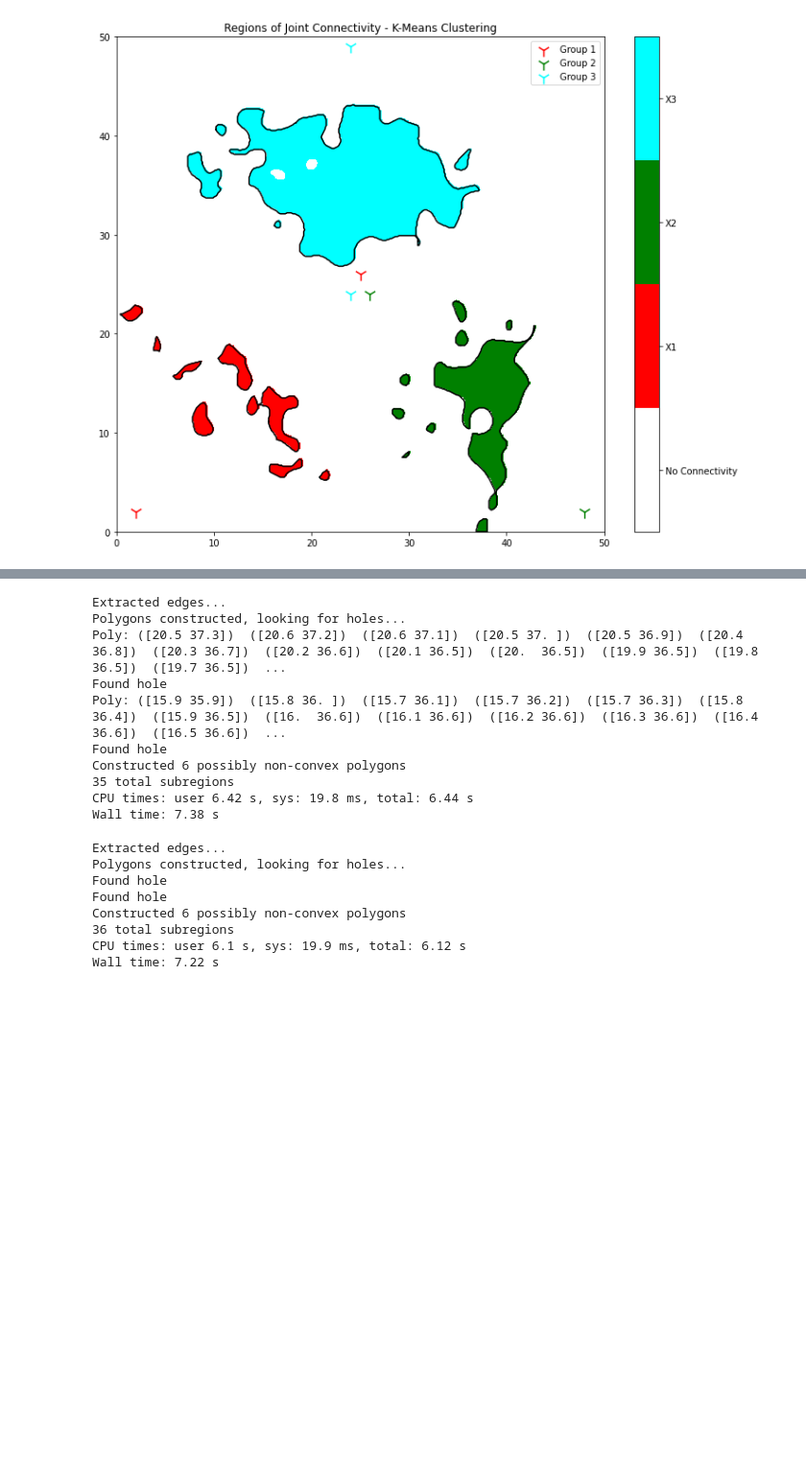
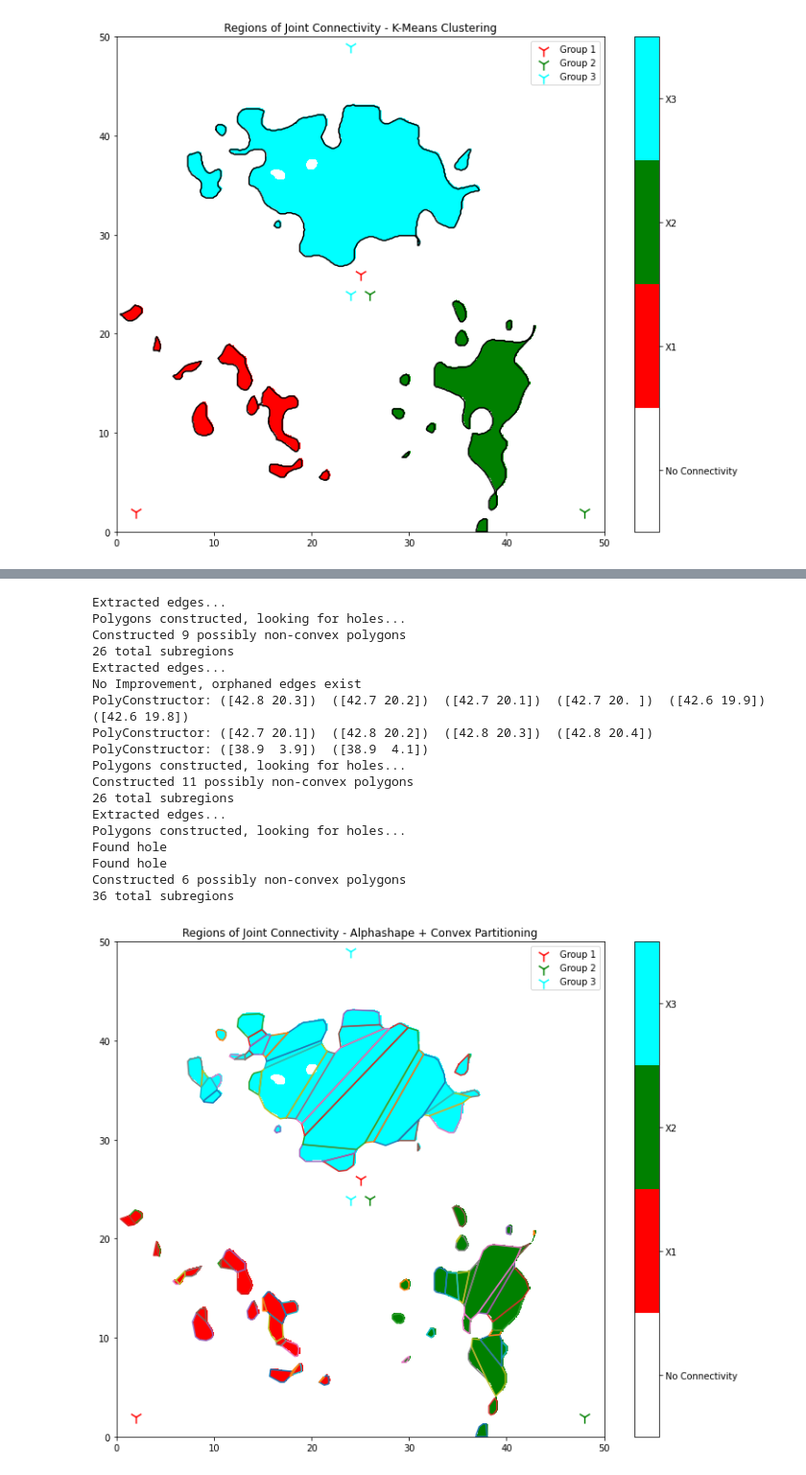
Before and after one commit to zhiyunjiang/CommMotionPlanning, a Jupyter notebook: python/touring_relay/regional_decomposition.ipynb, the cells around one changed output, grey strips where cells are left out. Shown at 96% size. Saved outputs shown, nothing was run; the diff lists cells and outputs as text; code cells hidden in the pictures; blank space fills up the shorter version.

Commit message:
implementation of Hertel-Mehlhorn, including triangulation, that handles holes

```diff
--- a/python/touring_relay/regional_decomposition.ipynb
+++ b/python/touring_relay/regional_decomposition.ipynb
@@ -371,26 +362,45 @@ def parse_points(points):
-# %%
-%%time
-parse_points(dt_sys.Xis[2]['points'])
-# %% [output]
-Extracted edges...
-Polygons constructed, looking for holes...
-Poly: ([20.5 37.3])  ([20.6 37.2])  ([20.6 37.1])  ([20.5 37. ])  ([20.5 36.9])  ([20.4 36.8])  ([20.3 36.7])  ([20.2 36.6])  ([20.1 36.5])  ([20.  36.5])  ([19.9 36.5])  ([19.8 36.5])  ([19.7 36.5])  ...
-Found hole
-Poly: ([15.9 35.9])  ([15.8 36. ])  ([15.7 36.1])  ([15.7 36.2])  ([15.7 36.3])  ([15.8 36.4])  ([15.9 36.5])  ([16.  36.6])  ([16.1 36.6])  ([16.2 36.6])  ([16.3 36.6])  ([16.4 36.6])  ([16.5 36.6])  ...
-Found hole
-Constructed 6 possibly non-convex polygons
-35 total subregions
-CPU times: user 6.42 s, sys: 19.8 ms, total: 6.44 s
-Wall time: 7.38 s
-# %%
-%%time
-parse_points(dt_sys.Xis[2]['points'])
-# %% [output]
-Extracted edges...
-Polygons constructed, looking for holes...
-Found hole
-Found hole
-Constructed 6 possibly non-convex polygons
-36 total subregions
-CPU times: user 6.1 s, sys: 19.9 ms, total: 6.12 s
-Wall time: 7.22 s
+# %%
+#With Alphashape
+color_array=['white', 'red', 'green', 'cyan']
+#plot the connectivity fields
+cfs = [cc.getConnectionField(-92) for cc in ccs]
+r1 = 1*cfs[0]*cfs[1]; r2 = 2*cfs[2]*cfs[3]; r3 = 3*cfs[4]*cfs[5];
+cmap = ListedColormap(color_array)
+ticks =[0.75/2,1.5-0.75/2, 1.5+0.75/2, 3-0.75/2]
+tick_labels = ['No Connectivity','X1', 'X2', 'X3']
+CC.plotField(region, r1+r2+r3, 'Regions of Joint Connectivity - Alphashape + Convex Partitioning', cmap=cmap,
+             ticks=ticks, tick_labels = tick_labels, do_show=False)
+
+for i in range(3):
+    plt.scatter([qBase[2*i][0], qBase[2*i+1][0]], [qBase[2*i][1], qBase[2*i+1][1]],
+                label='Group %d'%(i+1), color=color_array[i+1], marker='1', s=200)
+plt.legend()
+
+
+for i in range(3):
+    points = dt_sys.Xis[i]['points']
+    pc = PC.PointCloud(points)
+    pc.partition(algo=0)
+    pc.plot_polys()
+
+plt.show()
+# %% [output]
+Extracted edges...
+Polygons constructed, looking for holes...
+Constructed 9 possibly non-convex polygons
+26 total subregions
+Extracted edges...
+No Improvement, orphaned edges exist
+PolyConstructor: ([42.8 20.3])  ([42.7 20.2])  ([42.7 20.1])  ([42.7 20. ])  ([42.6 19.9])  ([42.6 19.8])
+PolyConstructor: ([42.7 20.1])  ([42.8 20.2])  ([42.8 20.3])  ([42.8 20.4])
+PolyConstructor: ([38.9  3.9])  ([38.9  4.1])
+Polygons constructed, looking for holes...
+Constructed 11 possibly non-convex polygons
+26 total subregions
+Extracted edges...
+Polygons constructed, looking for holes...
+Found hole
+Found hole
+Constructed 6 possibly non-convex polygons
+36 total subregions
+[figure, added]
```
Also changed, not shown: parts of 2 cells of this notebook, 1 other file.
